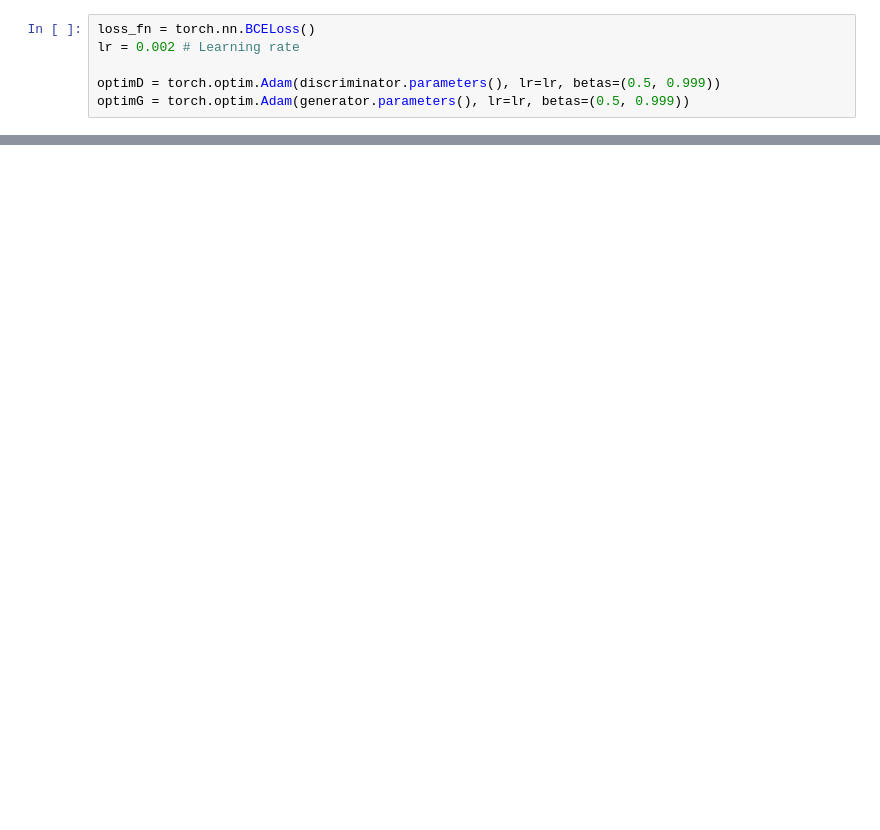
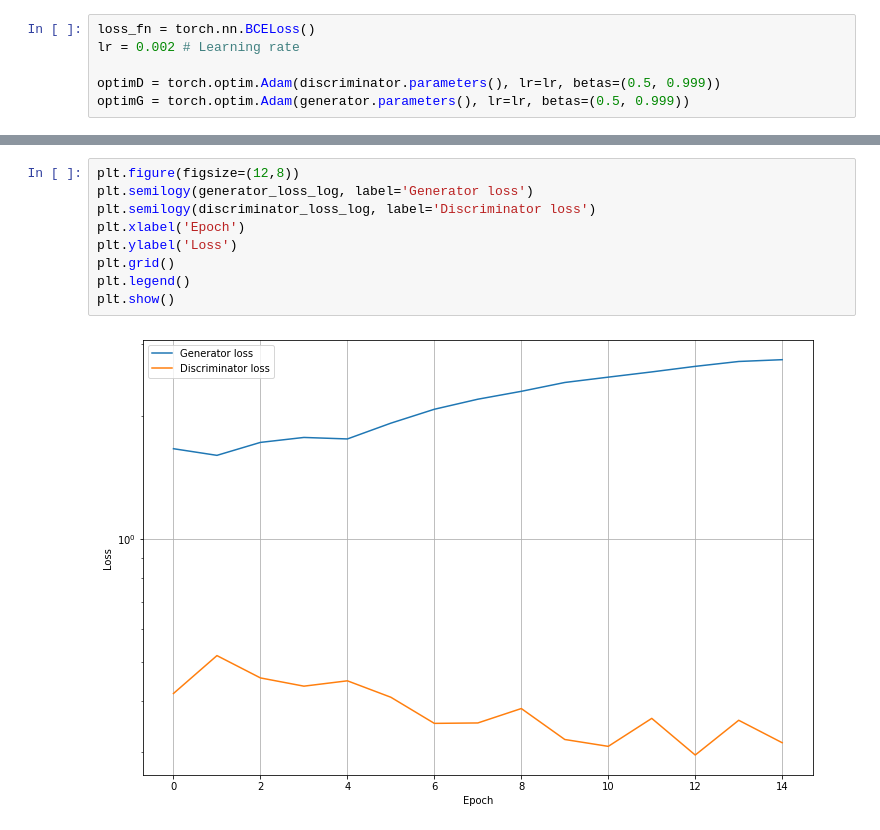
Before and after one commit to deno750/DeepLearning, a Jupyter notebook: Homework 2/Deronjic_Denis_Homework2-2.ipynb, the cells around one changed output, grey strips where cells are left out. Cells and saved outputs as stored; diff of their text form; blank space fills up the shorter version.

```diff
--- a/Homework 2/Deronjic_Denis_Homework2-2.ipynb
+++ b/Homework 2/Deronjic_Denis_Homework2-2.ipynb
@@ -1246,3 +1277,14 @@ for epoch in range(epochs):
+# %%
+plt.figure(figsize=(12,8))
+plt.semilogy(generator_loss_log, label='Generator loss')
+plt.semilogy(discriminator_loss_log, label='Discriminator loss')
+plt.xlabel('Epoch')
+plt.ylabel('Loss')
+plt.grid()
+plt.legend()
+plt.show()
+# %% [output]
+[figure, added]
 # %%
 rand = torch.randn(batch_size, 100).to(device)
 out = generator(rand).detach().cpu().numpy()
```
Also changed, not shown: parts of 8 cells of this notebook, 1 other file.
